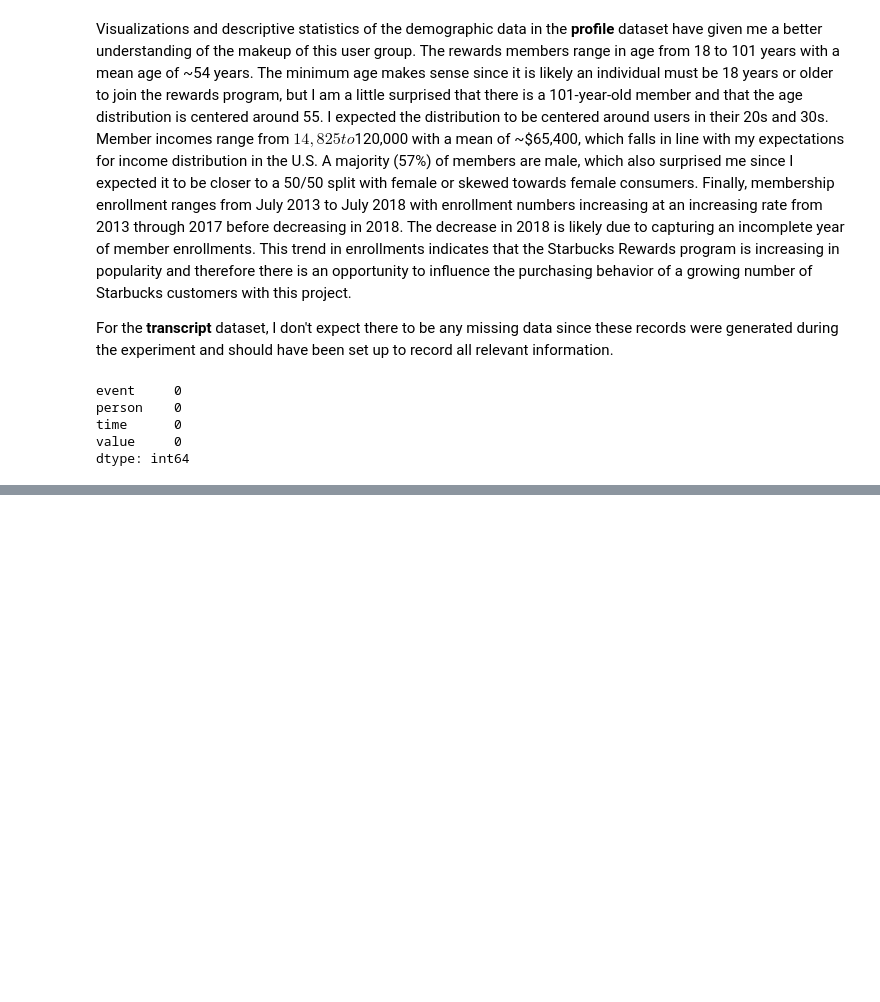
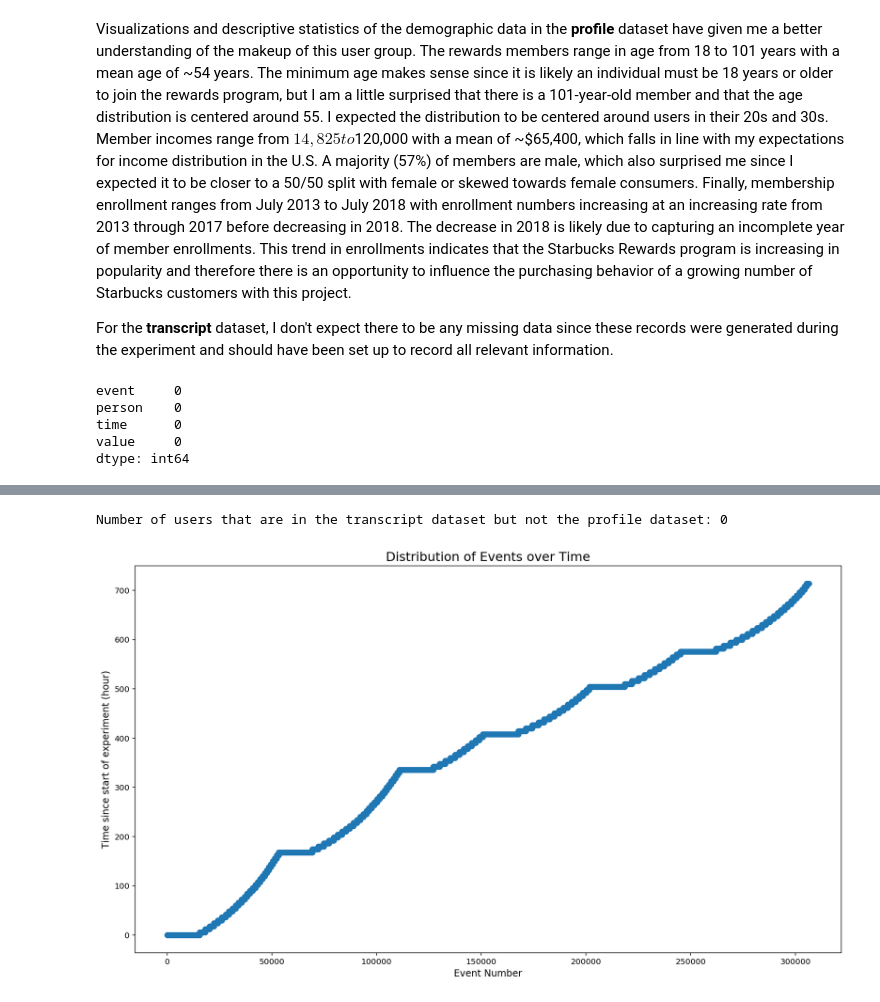
Before and after one commit to blowe615/starbucks_offers, a Jupyter notebook: starbucks_offers.ipynb, the cells around one changed output, grey strips where cells are left out. Cells and saved outputs as stored; diff of their text form; code cells hidden in the pictures; blank space fills up the shorter version.

```diff
--- a/starbucks_offers.ipynb
+++ b/starbucks_offers.ipynb
@@ -216,0 +257,15 @@ As expected, there are no missing values in the **transcript** dataset.
+# %%
+# confirm that all of the customers in the 'transcript' dataframe are also in the 'profile' dataframe
+print('Number of users that are in the transcript dataset but not the profile dataset:',len(np.setdiff1d(np.unique(transcript['person']),profile['id'])))
+# %% [output]
+Number of users that are in the transcript dataset but not the profile dataset: 0
+# %%
+# plot distribution of events per person
+fig, ax = plt.subplots(figsize=(16,9))
+ax.scatter(transcript.index,transcript['time'])
+ax.set_xlabel('Event Number',fontsize=12)
+ax.set_ylabel('Time since start of experiment (hour)',fontsize=12)
+ax.set_title('Distribution of Events over Time',fontsize=16)
+plt.show()
+# %% [output]
+[figure, added]
```
Also changed, not shown: parts of 8 cells of this notebook.
